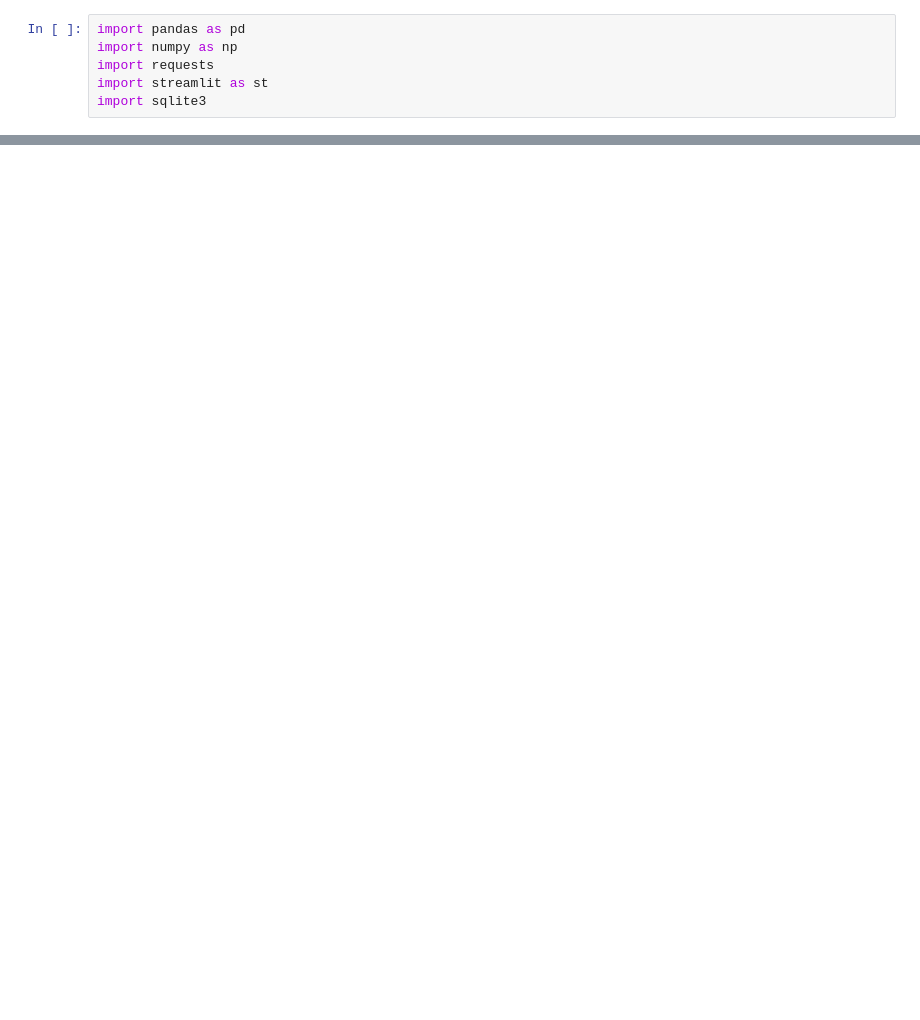
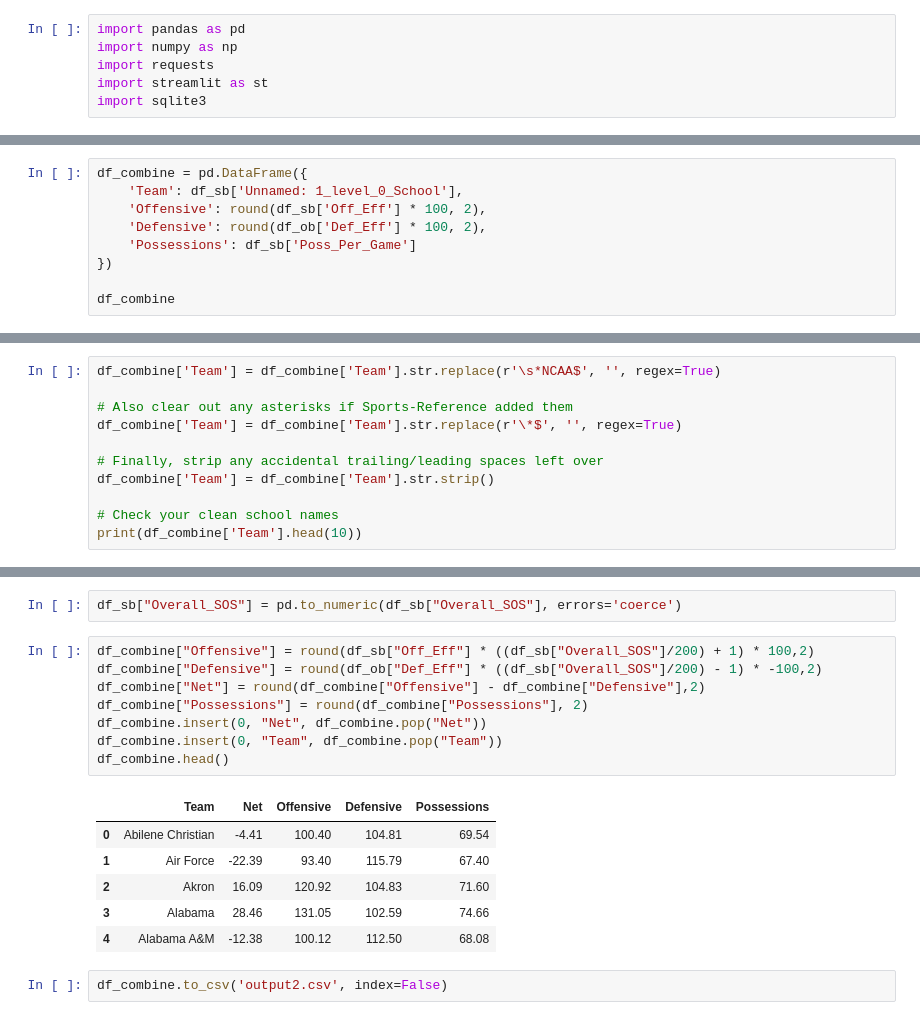
Before and after one commit to jagrest2/agrest-analytics, a Jupyter notebook: app/test.ipynb, the cells around one changed output, grey strips where cells are left out. Saved outputs shown, nothing was run; the diff lists cells and outputs as text; blank space fills up the shorter version.

```diff
--- a/app/test.ipynb
+++ b/app/test.ipynb
@@ -116,0 +161,9 @@ All downloads complete! Check your folder for the 4 CSV files.
+# %%
+df_combine = pd.DataFrame({
+    'Team': df_sb['Unnamed: 1_level_0_School'],
+    'Offensive': round(df_sb['Off_Eff'] * 100, 2),
+    'Defensive': round(df_ob['Def_Eff'] * 100, 2),
+    'Possessions': df_sb['Poss_Per_Game']
+})
+
+df_combine
@@ -116,0 +184,11 @@ All downloads complete! Check your folder for the 4 CSV files.
+# %%
+df_combine['Team'] = df_combine['Team'].str.replace(r'\s*NCAA$', '', regex=True)
+
+# Also clear out any asterisks if Sports-Reference added them
+df_combine['Team'] = df_combine['Team'].str.replace(r'\*$', '', regex=True)
+
+# Finally, strip any accidental trailing/leading spaces left over
+df_combine['Team'] = df_combine['Team'].str.strip()
+
+# Check your clean school names
+print(df_combine['Team'].head(10))
@@ -116,0 +223,19 @@ All downloads complete! Check your folder for the 4 CSV files.
+# %%
+df_sb["Overall_SOS"] = pd.to_numeric(df_sb["Overall_SOS"], errors='coerce')
+# %%
+df_combine["Offensive"] = round(df_sb["Off_Eff"] * ((df_sb["Overall_SOS"]/200) + 1) * 100,2)
+df_combine["Defensive"] = round(df_ob["Def_Eff"] * ((df_sb["Overall_SOS"]/200) - 1) * -100,2)
+df_combine["Net"] = round(df_combine["Offensive"] - df_combine["Defensive"],2)
+df_combine["Possessions"] = round(df_combine["Possessions"], 2)
+df_combine.insert(0, "Net", df_combine.pop("Net"))
+df_combine.insert(0, "Team", df_combine.pop("Team"))
+df_combine.head()
+# %% [output]
+|  | Team | Net | Offensive | Defensive | Possessions |
+| 0 | Abilene Christian | -4.41 | 100.40 | 104.81 | 69.54 |
+| 1 | Air Force | -22.39 | 93.40 | 115.79 | 67.40 |
+| 2 | Akron | 16.09 | 120.92 | 104.83 | 71.60 |
+| 3 | Alabama | 28.46 | 131.05 | 102.59 | 74.66 |
+| 4 | Alabama A&M | -12.38 | 100.12 | 112.50 | 68.08 |
+# %%
+df_combine.to_csv('output2.csv', index=False)
```
Also changed, not shown: parts of 8 cells of this notebook, 10 other files.
